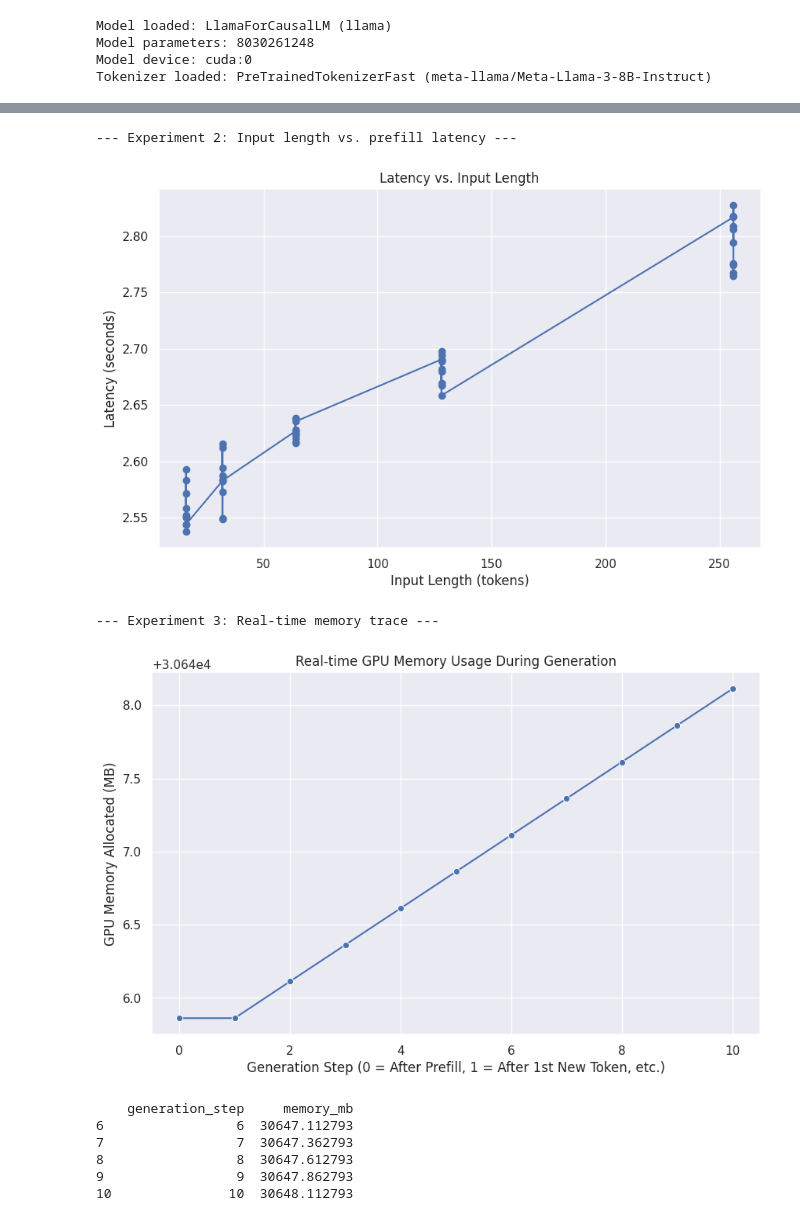
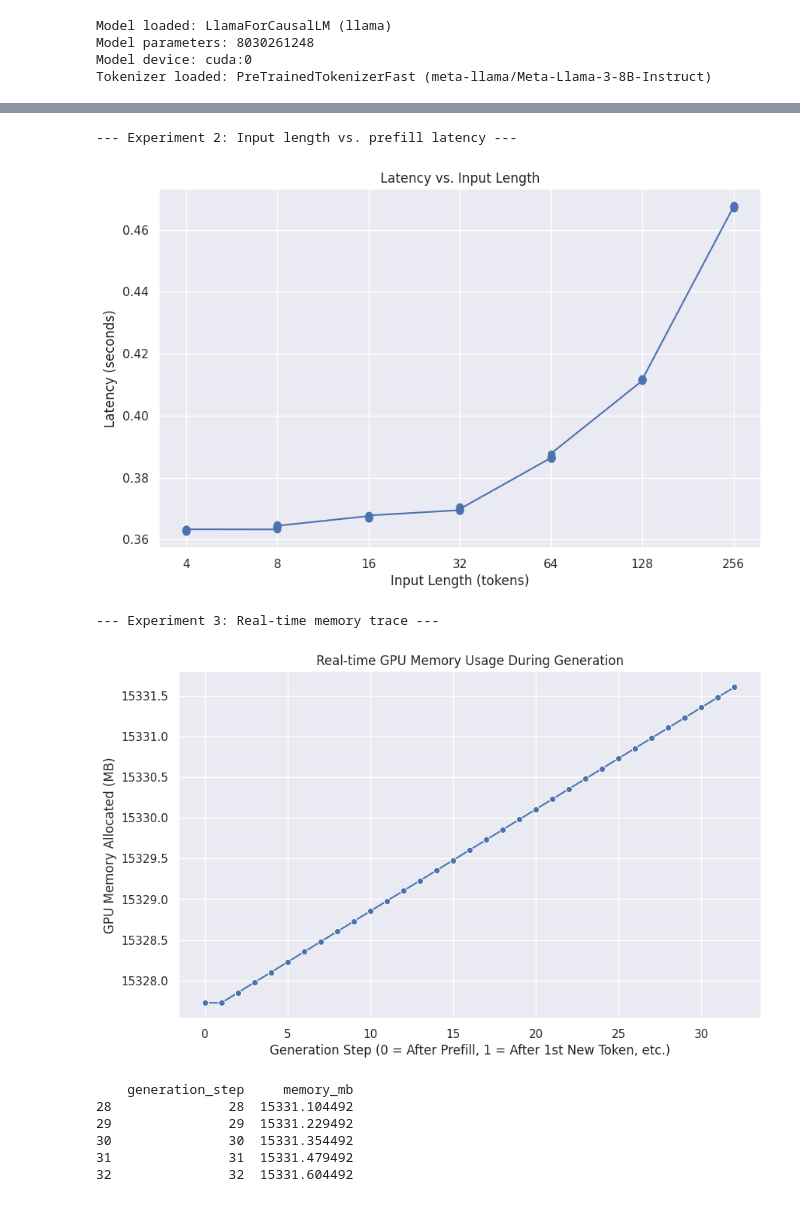
Before and after one commit to Bluefin-Tuna/CS4803-EML, a Jupyter notebook: p4/Lab_task1_template.ipynb, the cells around one changed output, grey strips where cells are left out. Saved outputs shown, nothing was run; the diff lists cells and outputs as text; code cells hidden in the pictures.

```diff
--- a/p4/Lab_task1_template.ipynb
+++ b/p4/Lab_task1_template.ipynb
@@ -201,7 +208,7 @@ tokenizer: Optional[AutoTokenizer] = None
 candidates = [MODEL_ID, FALLBACK_MODEL_ID]
 
 for candidate in candidates:
-    model = AutoModelForCausalLM.from_pretrained(candidate)
+    model = AutoModelForCausalLM.from_pretrained(candidate, torch_dtype=torch.bfloat16, device_map="auto")
     tokenizer = AutoTokenizer.from_pretrained(candidate)
     if model is not None and tokenizer is not None:
         break
@@ -211,7 +218,6 @@ if model is None or tokenizer is None:
 
 tokenizer.pad_token = tokenizer.eos_token
 model.config.pad_token_id = tokenizer.pad_token_id
-model = model.to(DEVICE)
 
 model.eval()
 print(f"Model loaded: {model.__class__.__name__} ({model.config.model_type})")
@@ -271,10 +278,10 @@ temperature
 ### Cell 6: Experiment 2 - Effect of Input Length on Prefilling Latency
 print("--- Experiment 2: Input length vs. prefill latency ---")
 
-LATENCY_INPUT_LENGTHS = [2 ** i for i in range(4, 9)]
+LATENCY_INPUT_LENGTHS = [2 ** i for i in range(2, 9)]
 NUM_WARMUP = 10
 NUM_TRIALS = 10
-MAX_NEW_TOKENS = 64
+MAX_NEW_TOKENS = 16
 
 latency_records = []
 
@@ -302,12 +309,14 @@ plt.plot(df_latency["length"], df_latency["latency"], marker='o', linestyle='-',
 plt.xlabel("Input Length (tokens)")
 plt.ylabel("Latency (seconds)")
 plt.title("Latency vs. Input Length")
+plt.xscale('log')
+plt.xticks(LATENCY_INPUT_LENGTHS, LATENCY_INPUT_LENGTHS)
 plt.grid(True)
 plt.savefig(f"{FIGURES_DIR}/task1_step3__latency.png")
 plt.show()
 # %% [output]
 --- Experiment 2: Input length vs. prefill latency ---
-[figure, old version]
+[figure, new version]
 # %%
 ### Cell 8: Experiment 3 - Real-time GPU Memory Usage During Generation
 print("--- Experiment 3: Real-time memory trace ---")
@@ -317,7 +326,7 @@ df_memory_steps = pd.DataFrame()
 if DEVICE.type != "cuda":
     print("Skipped: requires GPU trace from the previous cell.")
 else:
-    MAX_GENERATION_LENGTH = 10
+    MAX_GENERATION_LENGTH = 32
     PROMPT = "The sum of 2 and 2 is "
     inputs = tokenizer(PROMPT, return_tensors="pt").to(DEVICE)
     INPUT_LENGTH = inputs['input_ids'].shape[1]
@@ -343,40 +352,40 @@ else:
 
     for _ in range(NUM_WARMUP_GEN):
         with torch.no_grad():
             model.generate(inputs['input_ids'], attention_mask=inputs['attention_mask'], max_new_tokens=MAX_NEW_TOKENS_WARMUP)
 
     torch.cuda.empty_cache()
     callback = MemoryUsageCallback(DEVICE)
 
     with torch.no_grad():
         model.generate(inputs['input_ids'], attention_mask=inputs['attention_mask'], max_new_tokens=MAX_GENERATION_LENGTH, stopping_criteria=[callback])
 
     memory_trace = callback.get_memory_trace()
 
     df_memory_steps = pd.DataFrame({
         'generation_step': list(range(len(memory_trace))),
         'memory_mb': memory_trace
     })
     df_memory_steps.to_csv(f"{RESULTS_DIR}/task1_step5__memory.csv", index=False)
 
     fig, ax = plt.subplots(figsize=(10, 6))
     sns.lineplot(data=df_memory_steps, x='generation_step', y='memory_mb', ax=ax, marker='o')
     ax.set_xlabel("Generation Step (0 = After Prefill, 1 = After 1st New Token, etc.)")
     ax.set_ylabel("GPU Memory Allocated (MB)")
     ax.set_title("Real-time GPU Memory Usage During Generation")
     ax.grid(True)
     plt.savefig(f"{FIGURES_DIR}/task1_step5__memory.png")
     plt.show()
     print(df_memory_steps.tail())
 # %% [output]
 --- Experiment 3: Real-time memory trace ---
-[figure, old version]
+[figure, new version]
     generation_step     memory_mb
-6                 6  30647.112793
-7                 7  30647.362793
-8                 8  30647.612793
-9                 9  30647.862793
-10               10  30648.112793
+28               28  15331.104492
+29               29  15331.229492
+30               30  15331.354492
+31               31  15331.479492
+32               32  15331.604492
 # %%
 ### Cell 9: Space Complexity Verification
 print("--- Space complexity verification ---")
```
Also changed, not shown: parts of 5 cells of this notebook, 7 other files.
